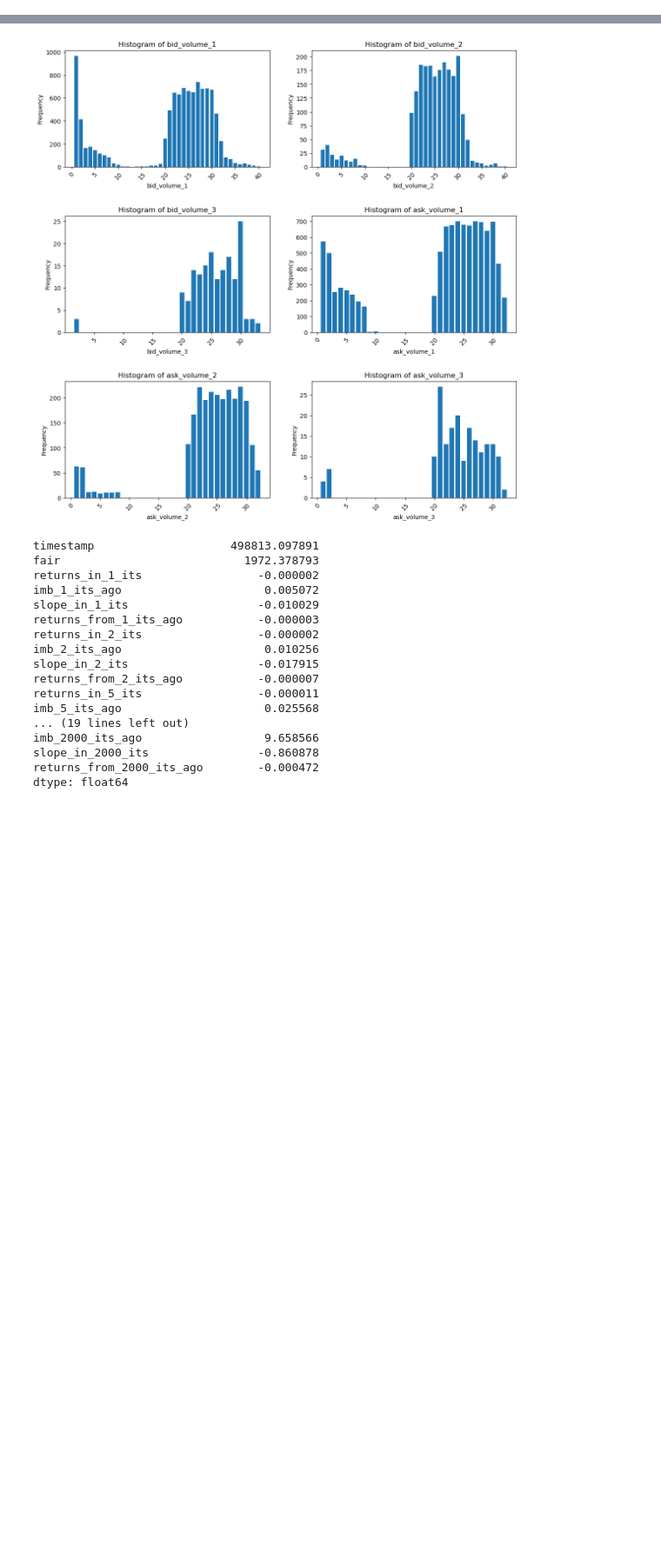
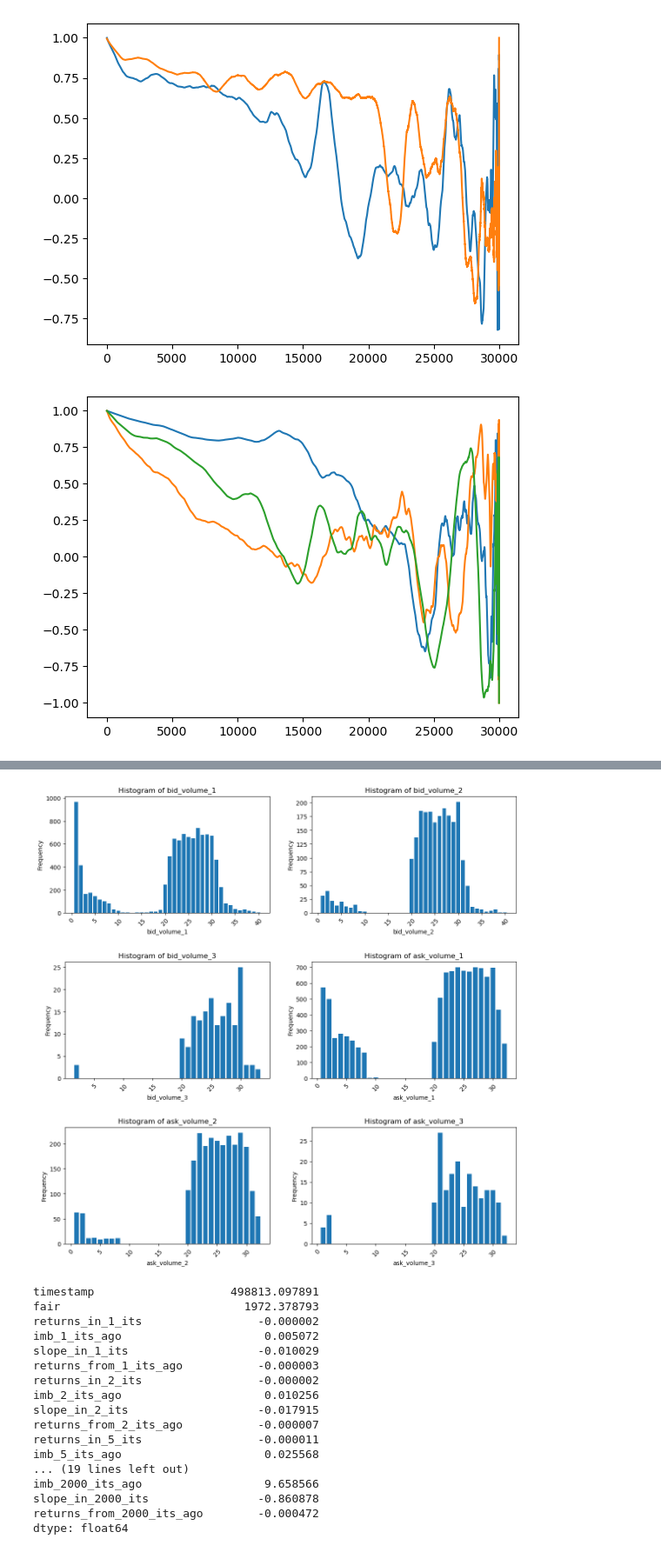
Before and after one commit to xiaoyongzhang47/imc_prosperity_2025_foxfoxgogogo, a Jupyter notebook: round_2/data_visual_2.ipynb, the cells around one changed output, grey strips where cells are left out. Shown at 87% size. Drawn from its saved outputs; the diff is of its cells as text; code cells hidden in the pictures; blank space fills up the shorter version.

```diff
--- a/round_1/data_visual.ipynb
+++ b/round_2/data_visual_2.ipynb
@@ -6,5 +11,5 @@ import numpy as np
 # %%
 day = -1
 
-market_data = pd.read_csv(f"./round-1-island-data-bottle/prices_round_1_day_{day}.csv", sep=";", header=0)
-trade_history = pd.read_csv(f"./round-1-island-data-bottle/trades_round_1_day_{day}.csv", sep=";", header=0)
+market_data = pd.read_csv(f"./round-2-island-data-bottle/prices_round_2_day_{day}.csv", sep=";", header=0)
+trade_history = pd.read_csv(f"./round-2-island-data-bottle/trades_round_2_day_{day}.csv", sep=";", header=0)
@@ -10,0 +30,62 @@ trade_history = pd.read_csv(f"./round-1-island-data-bottle/trades_round_1_day_{d
+# %%
+def autocorrelation(series: np.array, lags):
+    # 计算lags阶以内的自相关系数，返回lags个值，分别计算序列均值，标准差
+    n = len(series)
+    result = [np.correlate(series[i:]-series[i:].mean(), series[:n-i]-series[:n-i].mean())[0]
+                / (series[i:].std()*series[:n-i].std()*(n-i))
+                for i in range(1, lags+1)]
+    return result
+# %%
+squid_day = []
+kelp_day = []
+
+jams_day = []
+dje_day = []
+croi_day = []
+
+for day in range(-1, 2):
+
+    market_data = pd.read_csv(
+        f"./round-2-island-data-bottle/prices_round_2_day_{day}.csv", sep=";", header=0)
+    trade_history = pd.read_csv(
+        f"./round-2-island-data-bottle/trades_round_2_day_{day}.csv", sep=";", header=0)
+
+    squid_data = market_data[market_data['product']
+                             == 'SQUID_INK'].reset_index(drop=True)
+    squid_day.append(squid_data['mid_price'].to_numpy())
+
+    kelp_data = market_data[market_data['product']
+                             == 'KELP'].reset_index(drop=True)
+    kelp_day.append(kelp_data['mid_price'].to_numpy())
+
+    jams_data = market_data[market_data['product']
+                             == 'JAMS'].reset_index(drop=True)
+    jams_day.append(jams_data['mid_price'].to_numpy())
+
+    dje_data = market_data[market_data['product']
+                             == 'DJEMBES'].reset_index(drop=True)
+    dje_day.append(dje_data['mid_price'].to_numpy())
+
+    croi_data = market_data[market_data['product']
+                             == 'CROISSANTS'].reset_index(drop=True)
+    croi_day.append(croi_data['mid_price'].to_numpy())
+
+
+squid_all = np.concatenate((squid_day[0], squid_day[1], squid_day[2]))
+kelp_all = np.concatenate((kelp_day[0], kelp_day[1], kelp_day[2]))
+jams_all = np.concatenate((jams_day[0], jams_day[1], jams_day[2]))
+dje_all = np.concatenate((dje_day[0], dje_day[1], dje_day[2]))
+croi_all = np.concatenate((croi_day[0], croi_day[1], croi_day[2]))
+
+lags = len(squid_all) - 1
+
+plt.plot(autocorrelation(squid_all, lags))
+plt.plot(autocorrelation(kelp_all, lags))
+plt.show()
+plt.plot(autocorrelation(jams_all, lags))
+plt.plot(autocorrelation(dje_all, lags))
+plt.plot(autocorrelation(croi_all, lags))
+plt.show()
+# %% [output]
+[figure, added]
+[figure, added]
```
Also changed, not shown: parts of 3 cells of this notebook, 3 other files.
